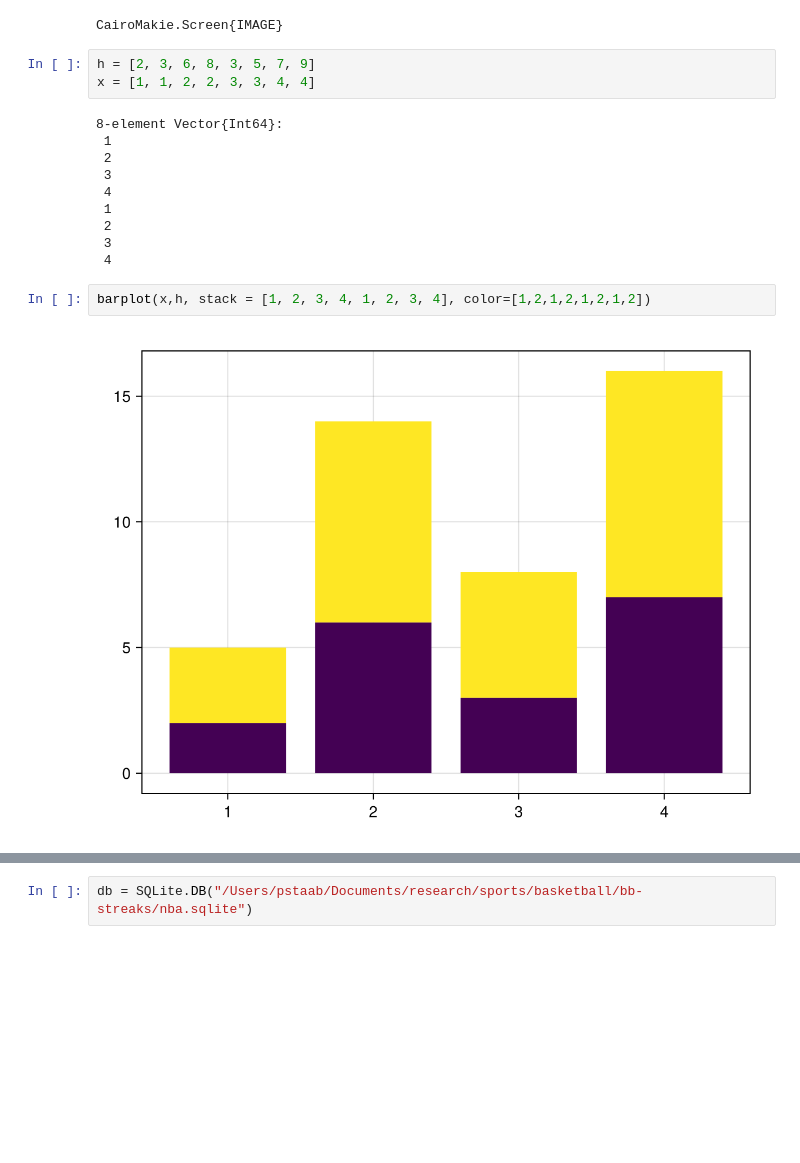
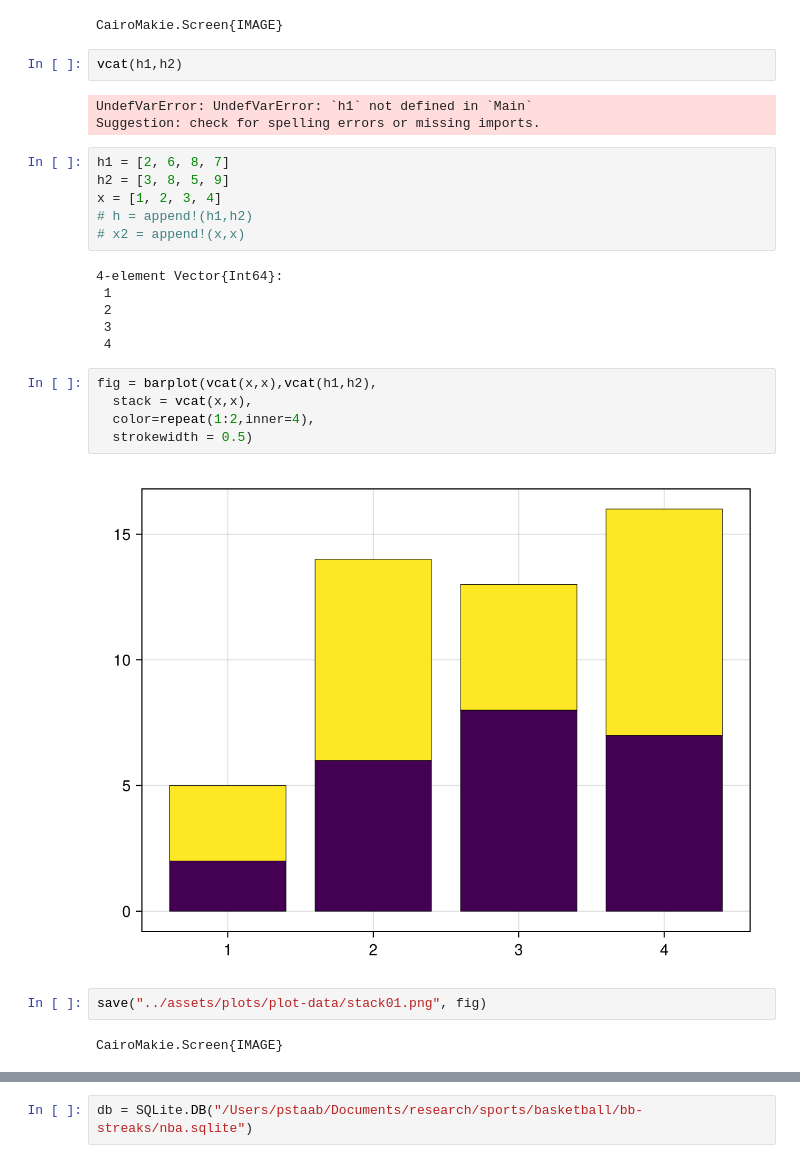
Before and after one commit to pstaabp/sci-comp-book, a Jupyter notebook: julia-output/plotting-data.ipynb, the cells around one changed output, grey strips where cells are left out. Drawn from its saved outputs; the diff is of its cells as text; blank space fills up the shorter version.

Commit message:
updates to data analysis

```diff
--- a/julia-output/plotting-data.ipynb
+++ b/julia-output/plotting-data.ipynb
@@ -37,20 +37,31 @@ fig
 save("../assets/plots/plot-data/dice3.png", fig)
 # %% [output]
 CairoMakie.Screen{IMAGE}
+# %%
+vcat(h1,h2)
+# %% [output]
+UndefVarError: UndefVarError: `h1` not defined in `Main`
+Suggestion: check for spelling errors or missing imports.
 # %%
-h = [2, 3, 6, 8, 3, 5, 7, 9]
-x = [1, 1, 2, 2, 3, 3, 4, 4]
+h1 = [2, 6, 8, 7]
+h2 = [3, 8, 5, 9]
+x = [1, 2, 3, 4]
+# h = append!(h1,h2)
+# x2 = append!(x,x)
 # %% [output]
-8-element Vector{Int64}:
+4-element Vector{Int64}:
  1
  2
  3
  4
- 1
- 2
- 3
- 4
-# %%
-barplot(x,h, stack = [1, 2, 3, 4, 1, 2, 3, 4], color=[1,2,1,2,1,2,1,2])
-# %% [output]
-[figure, removed]
+# %%
+fig = barplot(vcat(x,x),vcat(h1,h2),
+  stack = vcat(x,x),
+  color=repeat(1:2,inner=4),
+  strokewidth = 0.5)
+# %% [output]
+[figure, added]
+# %%
+save("../assets/plots/plot-data/stack01.png", fig)
+# %% [output]
+CairoMakie.Screen{IMAGE}
```
Also changed, not shown: parts of 6 cells of this notebook, 11 other files.
